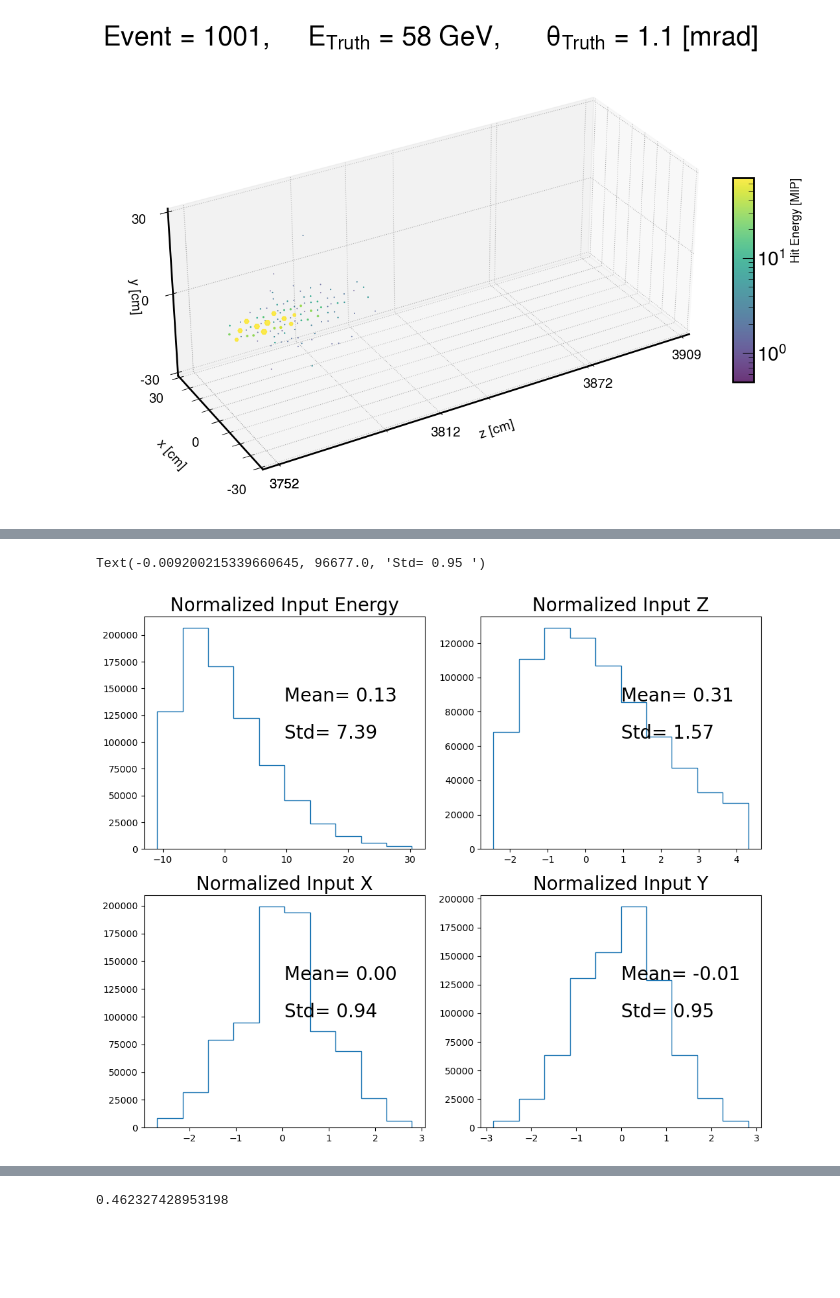
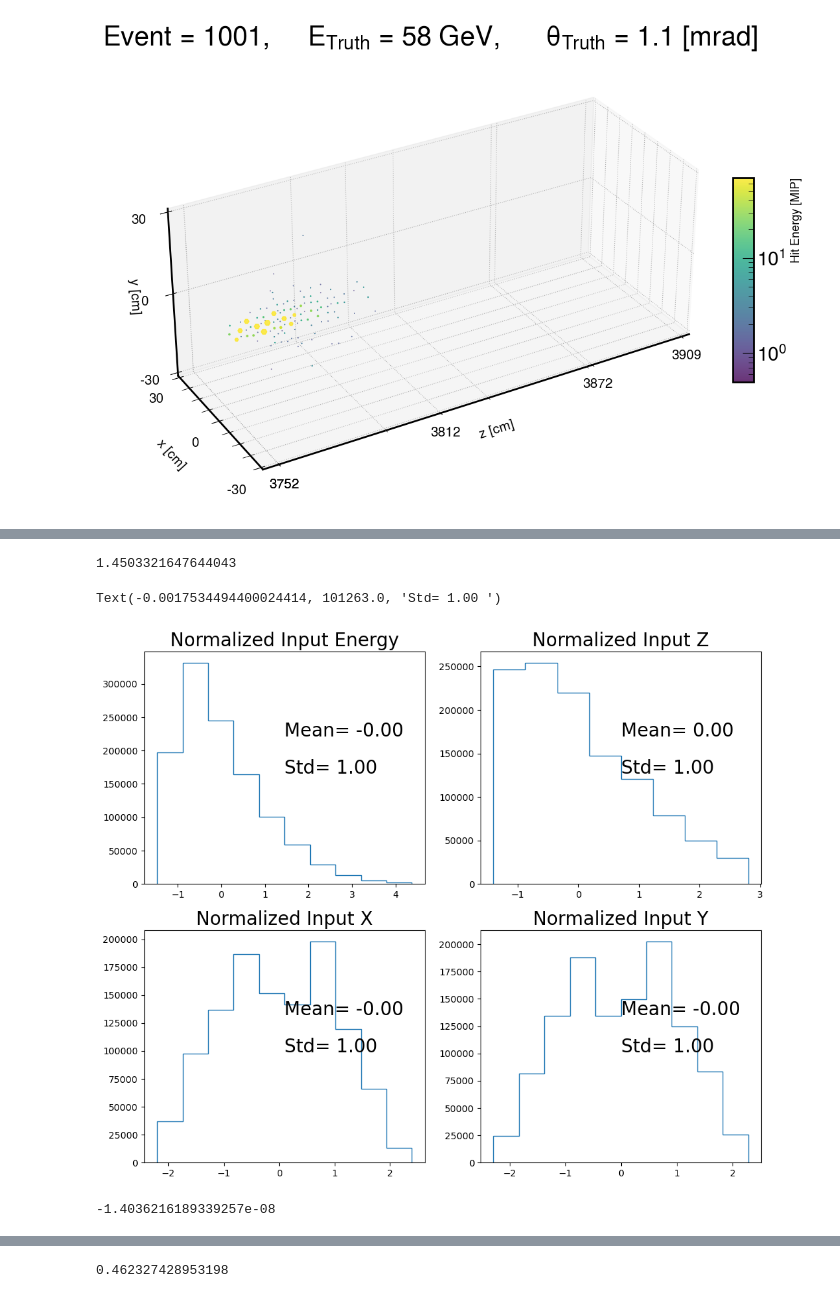
Before and after one commit to eiccodesign/regressiononly, a Jupyter notebook: notebooks/hitQA.ipynb, the cells around one changed output, grey strips where cells are left out. Saved outputs shown, nothing was run; the diff lists cells and outputs as text; code cells hidden in the pictures; blank space fills up the shorter version.

```diff
--- a/notebooks/hitQA.ipynb
+++ b/notebooks/hitQA.ipynb
@@ -420,12 +424,12 @@ def read_start_stop_local(file_path, detector, NumEvents, include_ecal=True):
 '''
 # %%
 #file_path=f'/media/miguel/Elements/zdc_data/zdc_neutron_log10continuous_10GeV-300GeV_0.0deg-0.5deg_unstaggered_08_26/'
-detector='zdc'  # zdc , hcal, insert, ecal
-readout='h4'  # h4, #h3, # Unstagered  #square
-particle= 'pi0'    #'pi+'  'neutron'
+detector='insert'  # zdc , hcal, insert, ecal
+readout='None'  # h4, #h3, # Unstagered  #square
+particle= 'pi+'    #'pi+'  'neutron'
 data_type='continuous'   #continuous, discrete
-absorber='64Fe' #'4W_60Fe' #'64_Fe' #1.  64_Pb or 64_Fe (for zdc), 2.
-include_ecal=False
+absorber='10W_54Fe' #'4W_60Fe' #'64_Fe' #1.  64_Pb or 64_Fe (for zdc), 2.
+include_ecal=True
 
 disk=f'/media/miguel/Elements'
 conditions = {
@@ -975,16 +992,20 @@ path_to_stat=f'/media/miguel/Elements/bishnu/zdc_models/preprocessed_input4D_out
 #'
 #path_to_stat='/media/miguel/Elements/ECCE_HCAL/ECCE_ECAL_HCAL_model_theta_10-30/new_models_1Doutput_09-08/preprocessed_input4D_output1D_ECCE_graphnet_test'
 
-output_dim=2
-git_repo='other'
+output_dim=1
+include_ecal=True
+git_repo='my'
 
 if git_repo=='my':
     path_to_stat='/media/miguel/Elements/ECCE_HCAL/ECCE_ECAL_HCAL_model_theta_10-30/new_models_1Doutput_09-08/\
-preprocessed_input4D_output1D_ECCE_deepsets_fromMyDir'
+preprocessed_input4D_output1D_Hcal_4W_60Fe_zseg8' #preprocessed_input4D_output1D_ECCE_deepsets_fromMyDir'
 
 elif git_repo=='main':
     path_to_stat='/media/miguel/Elements/ECCE_HCAL/ECCE_ECAL_HCAL_model_theta_10-30/new_models_1Doutput_09-08/\
 preprocessed_input4D_output1D_ECCE_deepsets_fromMainRepo'
+
+
+
 
 def QAplots_for_training_input(path_to_stat, output_dim=output_dim, FileNum='000', data_kind='train'):
     fileName=f'{path_to_stat}/{data_kind}/data_{FileNum}.p'
@@ -1022,13 +1043,15 @@ def QAplots_for_training_input(path_to_stat, output_dim=output_dim, FileNum='000
             #print(genP)
             nodes.append(nodess)
             genPs.append(genP)
-            #print(nodes)
+
 
         genPs=np.array(genPs)
         nodes=np.concatenate(nodes)
         nodes=np.array(nodes)
 
         cluster_sums=np.array(cluster_sums)
+
+
 
         if output_dim==2:
             theta=genPs[:,1]
@@ -1084,0 +1227,14 @@ print(genP_E.shape, '   ', energy_norm.shape, "  ",  len(z_norm))
+# %%
+#energy_norm, z_norm, x_norm, y_norm,  energy_norm_ecal, z_norm_ecal, x_norm_ecal, y_norm_ecal,
+#index_ecal, genP_E, theta, pred_corr, genP_corr, true_gen_theta =
+energy_norm,z_norm,  x_norm, y_norm, index_hcal, energy_norm_ecal,  z_norm_ecal, x_norm_ecal, y_norm_ecal,index_ecal, genP_E, theta, pred_corr, genP_corr, true_gen_theta, means, stdvs =QAplots_for_training_input(path_to_stat, output_dim=output_dim, FileNum='000', data_kind='train')
+
+if output_dim==2:
+    variables = [energy_norm, z_norm, x_norm, y_norm, genP_E, theta]
+elif output_dim==1:
+    variables = [energy_norm, z_norm, x_norm, y_norm, genP_E, genP_E]
+
+
+# Compute mean and standard deviation for each variable
+means = [np.mean(var) for var in variables]
+std_devs = [np.std(var) for var in variables]
@@ -1085,31 +1256,41 @@ print(genP_E.shape, '   ', energy_norm.shape, "  ",  len(z_norm))
 # %%
 fig, axes = plt.subplots(2, 2, figsize=(12, 10))
 
 n, bins, _ =axes[0,0].hist(energy_norm, histtype='step')
 xfor_text=(np.min(energy_norm)+ np.max(energy_norm))/2.
 axes[0,0].set_title("Normalized Input Energy", fontsize=20)
+print(xfor_text)
 axes[0,0].text(xfor_text, np.max(n)/1.5 ,f"Mean= {means[0]:.2f} ", fontsize=20)
 axes[0,0].text(xfor_text, np.max(n)/2., f"Std= {std_devs[0]:.2f} ", fontsize=20)
 
-
-n, bins, _ =axes[0,1].hist(z_norm, histtype='step')
+n, bins, _ =axes[0,1].hist(z_norm, bins=8, histtype='step')
 xfor_text=(np.min(z_norm)+ np.max(z_norm))/2.
 axes[0,1].set_title("Normalized Input Z", fontsize=20)
 axes[0,1].text(xfor_text, np.max(n)/1.5 ,f"Mean= {means[1]:.2f} ", fontsize=20)
 axes[0,1].text(xfor_text, np.max(n)/2., f"Std= {std_devs[1]:.2f} ", fontsize=20)
+
 
 n, bins, _ =axes[1,0].hist(x_norm, histtype='step')
 xfor_text=(np.min(x_norm)+ np.max(x_norm))/2.
 axes[1,0].set_title("Normalized Input X", fontsize=20)
 axes[1,0].text(xfor_text, np.max(n)/1.5 ,f"Mean= {means[2]:.2f} ", fontsize=20)
 axes[1,0].text(xfor_text, np.max(n)/2., f"Std= {std_devs[2]:.2f} ", fontsize=20)
 
 
 n, bins, _ =axes[1,1].hist(y_norm, histtype='step')
 xfor_text=(np.min(y_norm)+ np.max(y_norm))/2.
 axes[1,1].set_title("Normalized Input Y", fontsize=20)
 axes[1,1].text(xfor_text, np.max(n)/1.5 ,f"Mean= {means[3]:.2f} ", fontsize=20)
 axes[1,1].text(xfor_text, np.max(n)/2., f"Std= {std_devs[3]:.2f} ", fontsize=20)
 # %% [output]
-Text(-0.009200215339660645, 96677.0, 'Std= 0.95 ')
+1.4503321647644043
+Text(-0.0017534494400024414, 101263.0, 'Std= 1.00 ')
-[figure, old version]
+[figure, new version]
+# %%
+epsilon=1e-10
+a=np.log10(3.09409941e-03)
+b=np.log10(3.09409941e-03 + epsilon)
+c=np.log10(0+epsilon)
+print(a-b)
+# %% [output]
+-1.4036216189339257e-08
```
Also changed, not shown: parts of 25 cells of this notebook, 12 other files.
